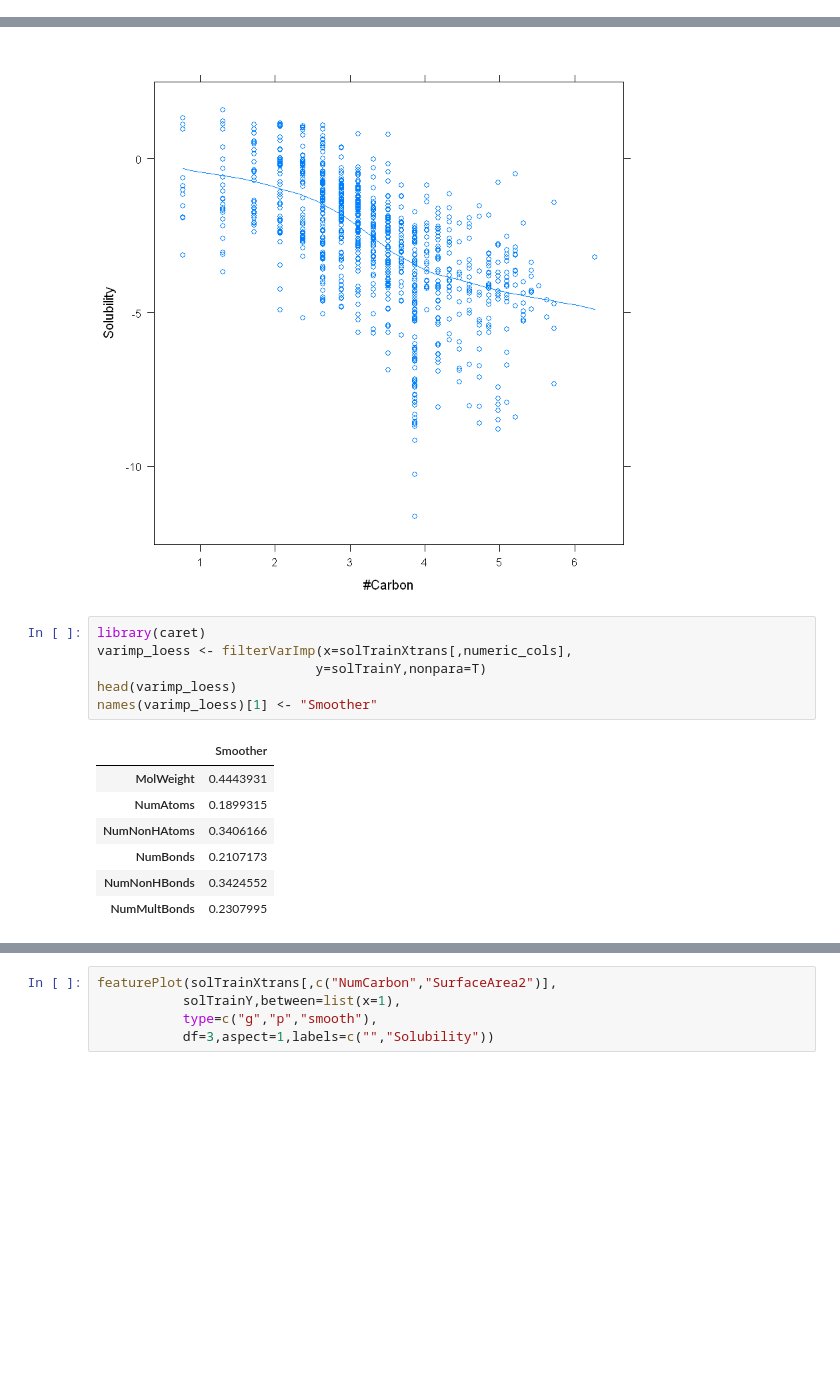
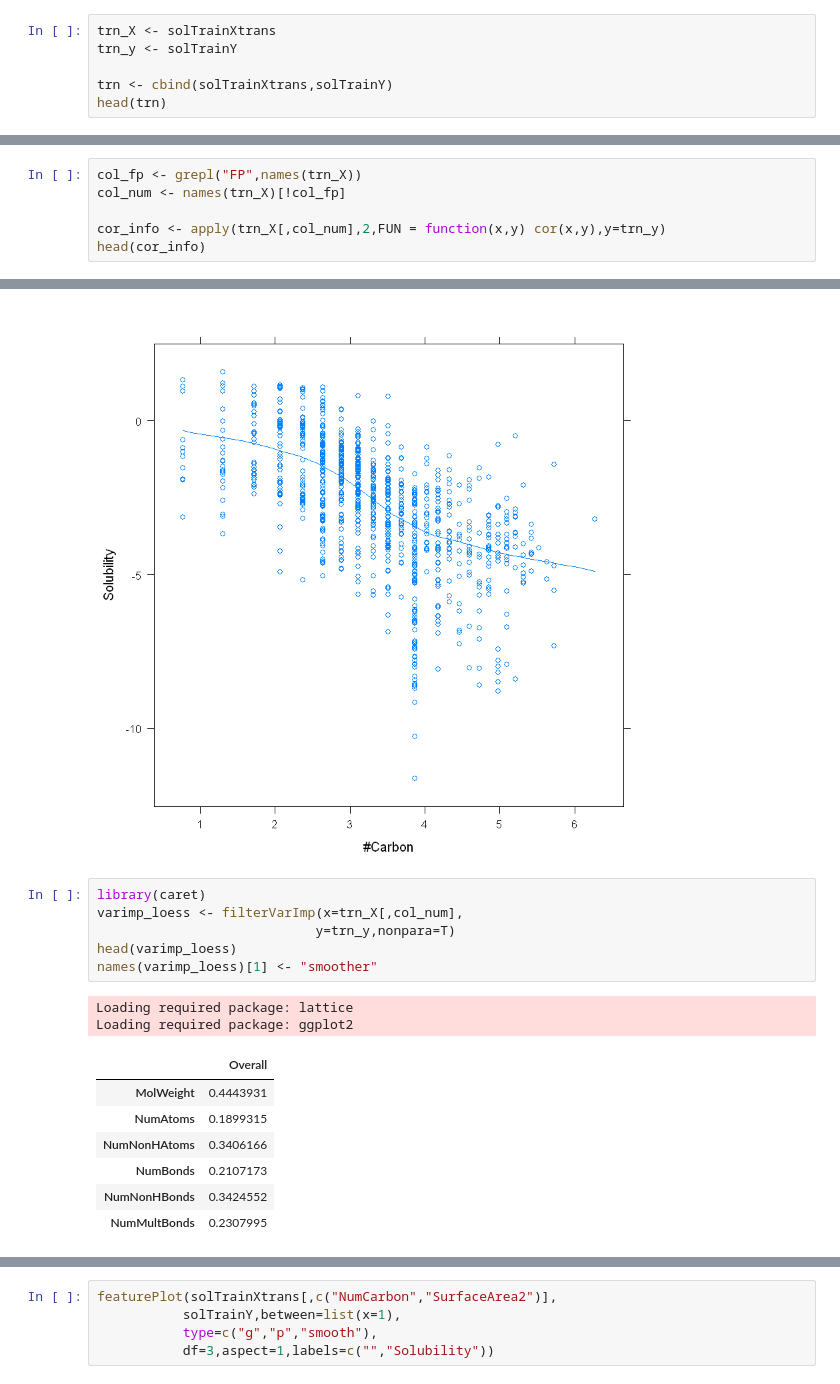
Before and after one commit to Randallzoeng/BookClub, a Jupyter notebook: AppliedPredictiveModeling/Chap. 18 Measuring Predictor Importance.ipynb, the cells around one changed output, grey strips where cells are left out. Cells and saved outputs as stored; diff of their text form; blank space fills up the shorter version.

```diff
--- a/AppliedPredictiveModeling/Chap. 18 Measuring Predictor Importance.ipynb
+++ b/AppliedPredictiveModeling/Chap. 18 Measuring Predictor Importance.ipynb
@@ -67,3 +67,9 @@ alternative hypothesis: true rho is not equal to 0
 sample estimates:
        rho
 -0.6735911
+# %%
+trn_X <- solTrainXtrans
+trn_y <- solTrainY
+
+trn <- cbind(solTrainXtrans,solTrainY)
+head(trn)
@@ -81,0 +91,6 @@ head(corr_info)
+# %%
+col_fp <- grepl("FP",names(trn_X))
+col_num <- names(trn_X)[!col_fp]
+
+cor_info <- apply(trn_X[,col_num],2,FUN = function(x,y) cor(x,y),y=trn_y)
+head(cor_info)
@@ -121,12 +139,14 @@ xyplot(solTrainY~solTrainXtrans$NumCarbon,
 [figure]
 # %%
 library(caret)
-varimp_loess <- filterVarImp(x=solTrainXtrans[,numeric_cols],
-                            y=solTrainY,nonpara=T)
+varimp_loess <- filterVarImp(x=trn_X[,col_num],
+                            y=trn_y,nonpara=T)
 head(varimp_loess)
-names(varimp_loess)[1] <- "Smoother"
+names(varimp_loess)[1] <- "smoother"
 # %% [output]
+Loading required package: lattice
+Loading required package: ggplot2
-|  | Smoother |
+|  | Overall |
 | MolWeight | 0.4443931 |
 | NumAtoms | 0.1899315 |
 | NumNonHAtoms | 0.3406166 |
```
Also changed, not shown: parts of 27 cells of this notebook.
